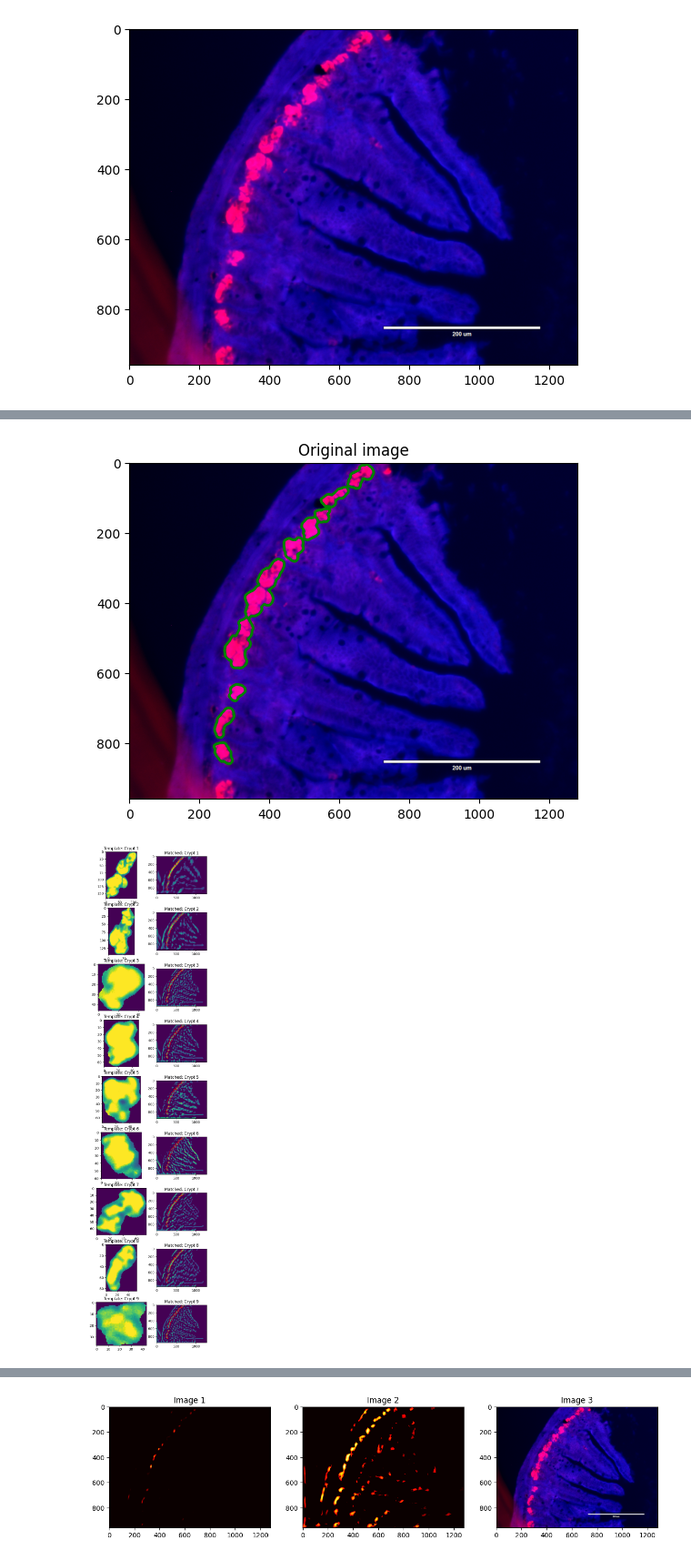
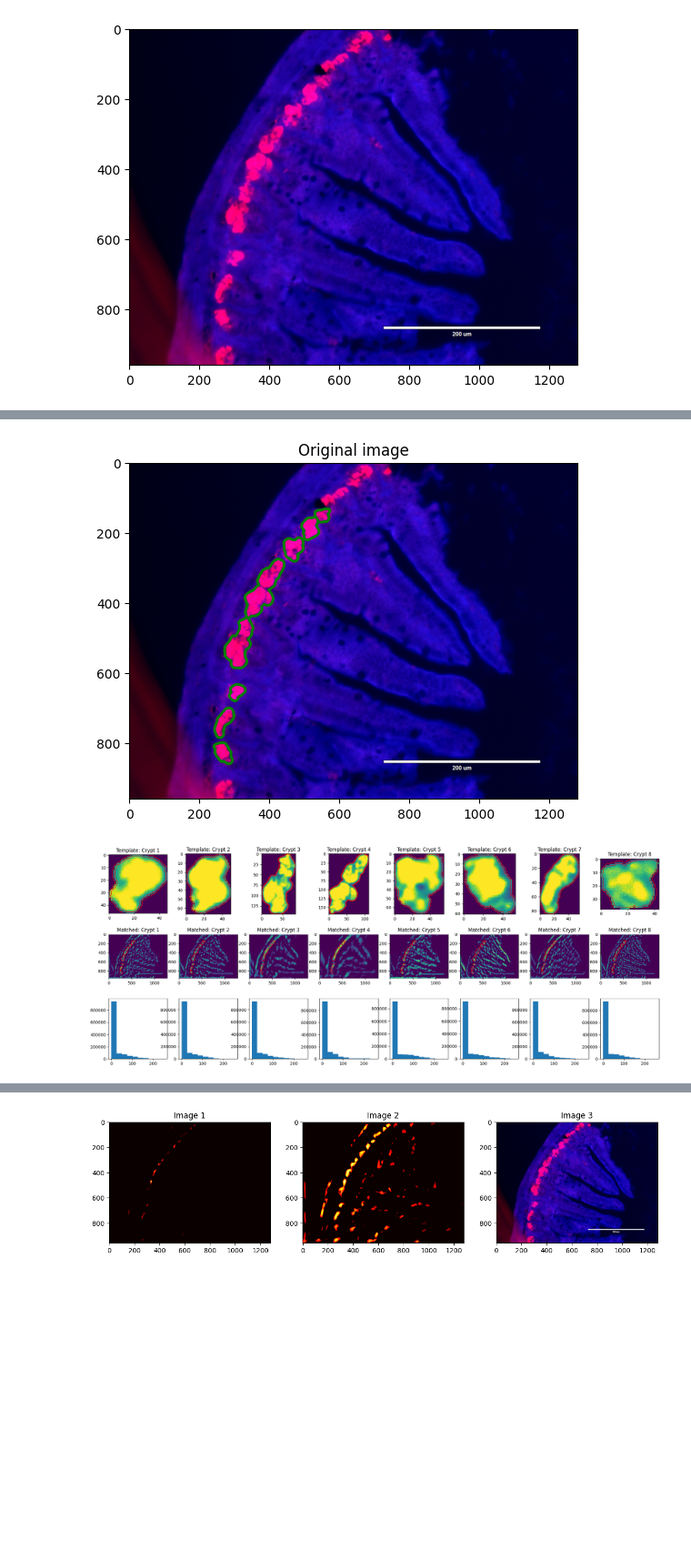
Before and after one commit to pbert5/lysozyme-stain-quantification, a Jupyter notebook: docs/Eronious_segmentation_correction/evaluate_theory.ipynb, the cells around one changed output, grey strips where cells are left out. Shown at 91% size. Cells and saved outputs as stored; diff of their text form; code cells hidden in the pictures; blank space fills up the shorter version.

```diff
--- a/docs/Eronious_segmentation_correction/evaluate_theory.ipynb
+++ b/docs/Eronious_segmentation_correction/evaluate_theory.ipynb
@@ -14,7 +14,7 @@ from src.lysozyme_stain_quantification.crypts.identify_potential_crypts_ import
 from src.lysozyme_stain_quantification.crypts.remove_edge_touching_regions_mod import remove_edge_touching_regions_sk
 from src.lysozyme_stain_quantification.crypts.scoring_selector_mod import scoring_selector
 
-max_regions = 10
+max_regions = 8
 image = tiff.imread("/home/phillip/documents/lysozyme/lysozyme images/Jej LYZ/G2/G2FL - 3.tif")
 plt.imshow(image)
 # %% [output]
@@ -65,7 +95,7 @@ def minmax256(arr: np.ndarray):
     arr = arr.astype(np.float32)
     arr = (255*(arr - np.min(arr)) / (np.max(arr) - np.min(arr)) )
     return arr.astype(np.uint8)
-def find_matches(detections: np.ndarray, index: int, src: np.ndarray, pad_input=True):
+def quantify_matches(detections: np.ndarray, index: int, src: np.ndarray, pad_input=True):
     #template_boundaries = find_boundaries(detections == index)
     slc = ndi.find_objects(detections == index)[0]
 
@@ -80,7 +110,7 @@ def find_matches(detections: np.ndarray, index: int, src: np.ndarray, pad_input=
     result = result.astype(np.uint8)
     return result, template, slc
 
-result, template, slc = find_matches(best_crypts, crypt_index, subject, pad_input=True)
+result, template, slc = quantify_matches(best_crypts, crypt_index, subject, pad_input=True)
 
 
 
@@ -93,39 +123,79 @@ plt.show()
 # %%
 import scipy.ndimage as ndi
 from skimage.feature import match_template
+from skimage.segmentation import mark_boundaries
 
 
 # show original image
 plt.imshow(image)
 plt.title("Original image")
 plt.contour(find_boundaries(best_crypts), colors='g')
 plt.show()
-num_crypts = np.max(best_crypts)-1
+num_crypts = np.max(best_crypts)
 
-fig, ax = plt.subplots(num_crypts,2, figsize=(6,3*num_crypts))
+
+
+match_indexes = []
+def minmax256(arr: np.ndarray):
+    arr = arr.astype(np.float32)
+    arr = (255*(arr - np.min(arr)) / (np.max(arr) - np.min(arr)) )
+    return arr.astype(np.uint8)
+def quantify_matches(detections: np.ndarray, index: int, matching_image: np.ndarray[np.uint], pad_input=True):
+    #template_boundaries = find_boundaries(detections == index)
+    slc = ndi.find_objects(detections == index)[0]
+
+    crypt_binary = detections == index if matching_image.ndim == 2 else np.stack([detections == index]*matching_image.shape[-1], axis=-1)
+    template = np.where(crypt_binary, matching_image, np.zeros_like(matching_image))
+    template = template[slc]
+    result = match_template(matching_image, template, pad_input=pad_input)
+
+    result = inpaint.inpaint_biharmonic(result, detections == index, channel_axis=None)
+    result = np.maximum(result, 0)  # Collapse channel axis if present
+    result = minmax256(result) # Normalize to 255
+    result = result.astype(np.uint16)
+    return result, template, slc
+def create_match_stack(best_crypts, matching_image)-> tuple[np.ndarray[np.int_], list[tuple[slice,...]]]:
+    match_arrays = []
+    slcs = []
+    for crypt_index in range(1, np.max(best_crypts)+1):
+        result, template, slc = quantify_matches(best_crypts, crypt_index, matching_image, pad_input=True)
+        match_arrays.append(result)
+        slcs.append(slc)
+
+    return match_arrays, slcs
+
+subject = rfp
+result_stack, slcs = create_match_stack(best_crypts, subject)
+avg_results = np.average(result_stack, axis=0)
+collapsed_results =np.multiply.reduce(result_stack)
+
+
+fig, ax = plt.subplots(3,num_crypts, figsize=(3*len(result_stack),9))
 subject = rfp
 boundaries = find_boundaries(best_crypts)
 
-match_indexes = []
 
-for crypt_index in range(0, num_crypts):
+for crypt_index, (match_array, slc) in enumerate(zip(result_stack, slcs)):
 
 
-    subject = rfp
-    result, template, slc = find_matches(best_crypts, crypt_index+1, subject, pad_input=True)
-    ax[crypt_index, 0].imshow(template)
-    ax[crypt_index, 0].set_title(f"Template: Crypt {crypt_index+1}")
-
-    ax[crypt_index, 1].imshow(result)
-    ax[crypt_index, 1].contour(boundaries, colors='r', linewidths=0.5)
 
 
-    ax[crypt_index, 1].set_title(f"Matched: Crypt {crypt_index+1}")
+    #ax[crypt_index, 0].imshow(mark_boundaries(subject, best_crypts==(crypt_index+1))[slc])
+    ax[0, crypt_index].imshow(np.where(best_crypts==(crypt_index+1), subject, 0)[slc])
+    ax[0, crypt_index].contour(find_boundaries(best_crypts==(crypt_index+1))[slc], colors='r', linewidths=1)
+    ax[0, crypt_index].set_title(f"Template: Crypt {crypt_index+1}")
+
+    ax[1, crypt_index].imshow(match_array)
+    ax[1, crypt_index].contour(boundaries, colors='r', linewidths=0.5)
+
+
+    ax[1, crypt_index].set_title(f"Matched: Crypt {crypt_index+1}")
+    ax[2, crypt_index].hist(match_array.flatten())
     #ax[crypt_index, 2].imshow(match_template(slc, best_crypts, pad_input=True))
 
-    match_indexes.append(result)
+
 
 plt.show()
 # %% [output]
-[figure, old version]
+[figure, new version]
-[figure, old version]
+[figure, new version]
```
Also changed, not shown: parts of 12 cells of this notebook.
